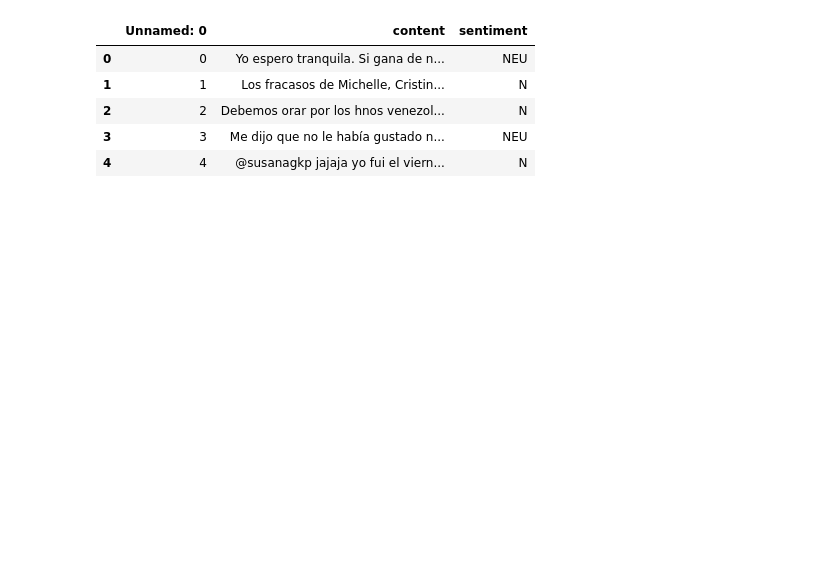
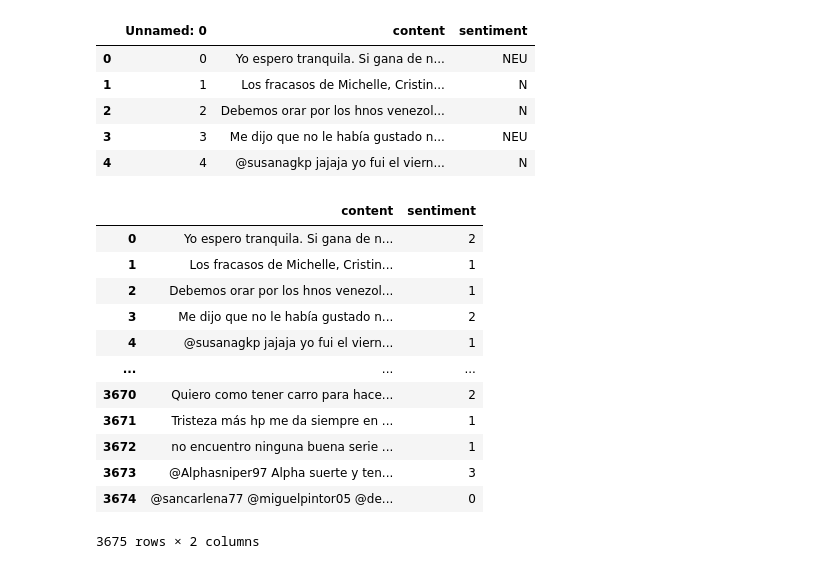
Before and after one commit to NixonVuele/PracticumDataXml, a Jupyter notebook: Practicum/AlogritmoKNN.ipynb, the cells around one changed output. Drawn from its saved outputs; the diff is of its cells as text; code cells hidden in the pictures; blank space fills up the shorter version.

```diff
--- a/Practicum/AlogritmoKNN.ipynb
+++ b/Practicum/AlogritmoKNN.ipynb
@@ -16,4 +16,19 @@ country.head()
 # %%
 countryContSen = country[['content','sentiment']].copy()
 countryContSen['sentiment'] = countryContSen.sentiment.map({'NONE':0,'N':1,'NEU':2, 'P':3})
+countryContSen
+# %% [output]
+|  | content | sentiment |
+| 0 | Yo espero tranquila. Si gana de n... | 2 |
+| 1 | Los fracasos de Michelle, Cristin... | 1 |
+| 2 | Debemos orar por los hnos venezol... | 1 |
+| 3 | Me dijo que no le había gustado n... | 2 |
+| 4 | @susanagkp jajaja yo fui el viern... | 1 |
+| ... | ... | ... |
+| 3670 | Quiero como tener carro para hace... | 2 |
+| 3671 | Tristeza más hp me da siempre en ... | 1 |
+| 3672 | no encuentro ninguna buena serie ... | 1 |
+| 3673 | @Alphasniper97 Alpha suerte y ten... | 3 |
+| 3674 | @sancarlena77 @miguelpintor05 @de... | 0 |
+3675 rows × 2 columns
 # %%
```
Also changed, not shown: parts of 16 cells of this notebook, 11 other files.
